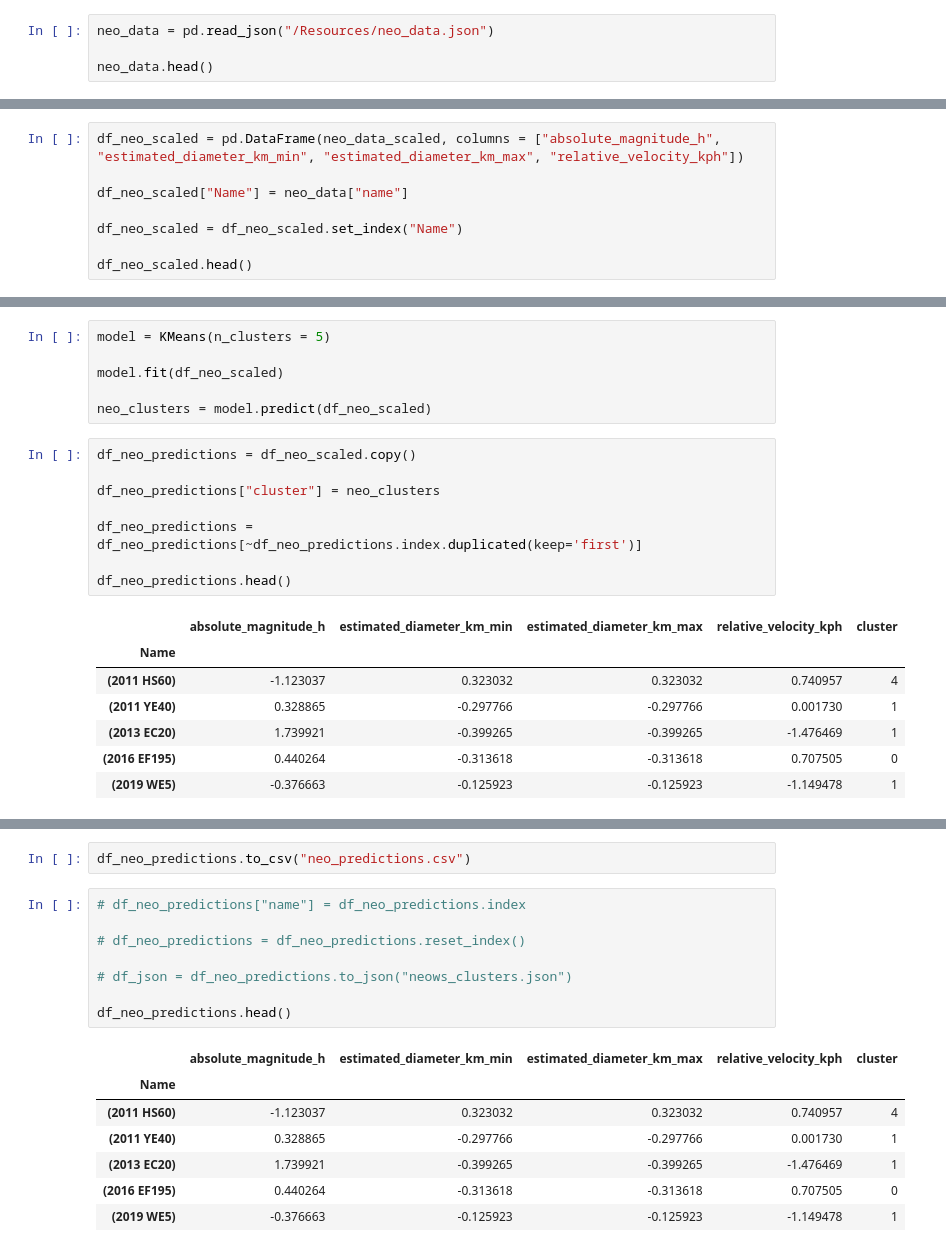
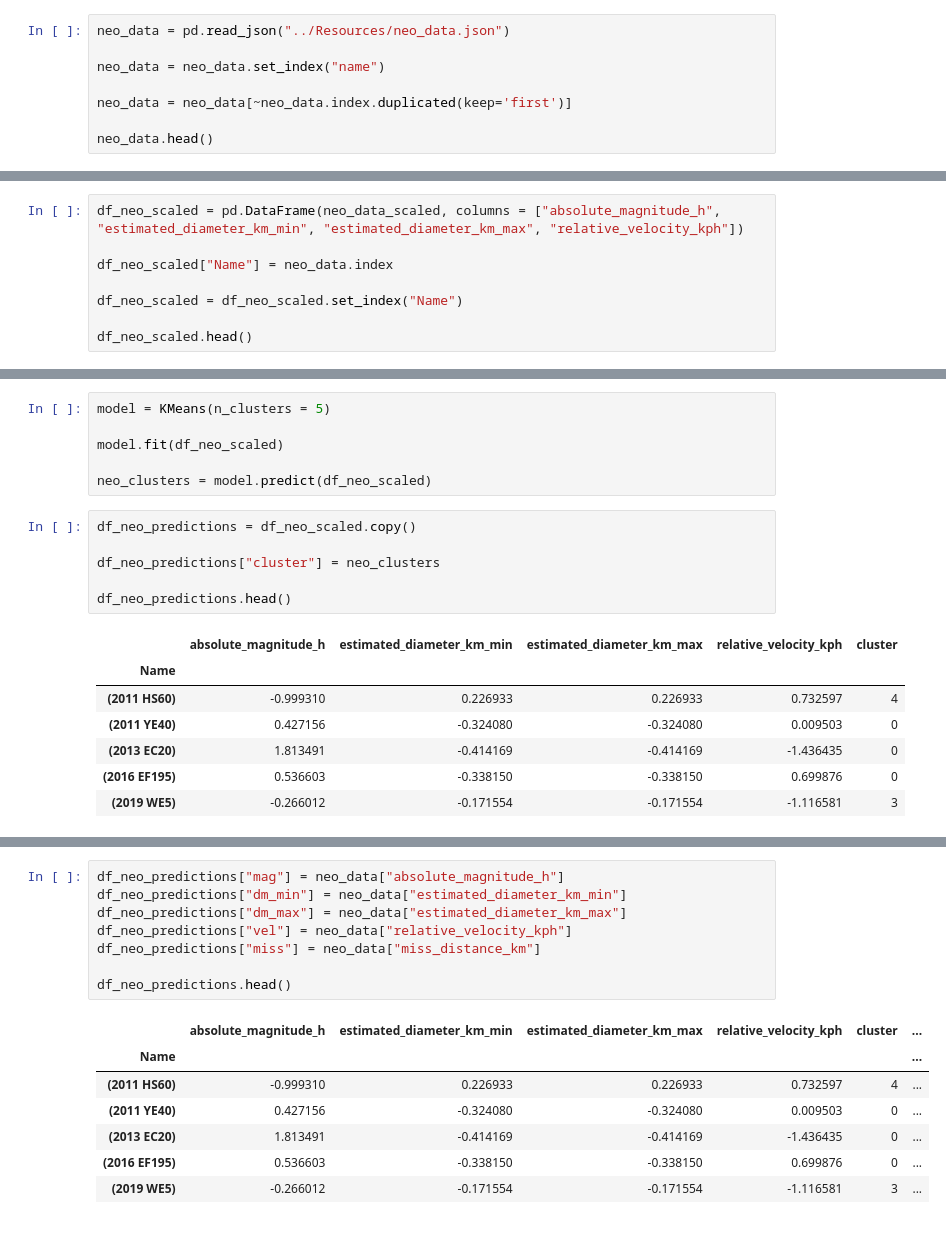
Before and after one commit to ryancmedina/project-four, a Jupyter notebook: Code/neows_kmeans.ipynb, the cells around one changed output, grey strips where cells are left out. Drawn from its saved outputs; the diff is of its cells as text.

```diff
--- a/Code/neows_kmeans.ipynb
+++ b/Code/neows_kmeans.ipynb
@@ -9,7 +9,11 @@ from sklearn.preprocessing import StandardScaler
 [interactive output not drawn]
 [interactive output not drawn]
 # %%
-neo_data = pd.read_json("/Resources/neo_data.json")
+neo_data = pd.read_json("../Resources/neo_data.json")
+
+neo_data = neo_data.set_index("name")
+
+neo_data = neo_data[~neo_data.index.duplicated(keep='first')]
 
 neo_data.head()
 # %% [output]
@@ -37,7 +37,7 @@ array([[-1.12303720e+00,  3.23032126e-01,  3.23032126e-01,
 # %%
 df_neo_scaled = pd.DataFrame(neo_data_scaled, columns = ["absolute_magnitude_h", "estimated_diameter_km_min", "estimated_diameter_km_max", "relative_velocity_kph"])
 
-df_neo_scaled["Name"] = neo_data["name"]
+df_neo_scaled["Name"] = neo_data.index
 
 df_neo_scaled = df_neo_scaled.set_index("Name")
 
@@ -81,17 +81,15 @@ df_neo_predictions = df_neo_scaled.copy()
 
 df_neo_predictions["cluster"] = neo_clusters
 
-df_neo_predictions = df_neo_predictions[~df_neo_predictions.index.duplicated(keep='first')]
-
 df_neo_predictions.head()
 # %% [output]
 |  | absolute_magnitude_h | estimated_diameter_km_min | estimated_diameter_km_max | relative_velocity_kph | cluster |
 | Name |  |  |  |  |  |
-| (2011 HS60) | -1.123037 | 0.323032 | 0.323032 | 0.740957 | 4 |
-| (2011 YE40) | 0.328865 | -0.297766 | -0.297766 | 0.001730 | 1 |
-| (2013 EC20) | 1.739921 | -0.399265 | -0.399265 | -1.476469 | 1 |
-| (2016 EF195) | 0.440264 | -0.313618 | -0.313618 | 0.707505 | 0 |
-| (2019 WE5) | -0.376663 | -0.125923 | -0.125923 | -1.149478 | 1 |
+| (2011 HS60) | -0.999310 | 0.226933 | 0.226933 | 0.732597 | 4 |
+| (2011 YE40) | 0.427156 | -0.324080 | -0.324080 | 0.009503 | 0 |
+| (2013 EC20) | 1.813491 | -0.414169 | -0.414169 | -1.436435 | 0 |
+| (2016 EF195) | 0.536603 | -0.338150 | -0.338150 | 0.699876 | 0 |
+| (2019 WE5) | -0.266012 | -0.171554 | -0.171554 | -1.116581 | 3 |
 # %%
 df_neo_predictions.hvplot.scatter(
     x = "estimated_diameter_km_min",
@@ -101,21 +99,19 @@ df_neo_predictions.hvplot.scatter(
 )
 # %% [output]
 [interactive output not drawn]
-# %%
-df_neo_predictions.to_csv("neo_predictions.csv")
 # %%
-# df_neo_predictions["name"] = df_neo_predictions.index
-
-# df_neo_predictions = df_neo_predictions.reset_index()
-
-# df_json = df_neo_predictions.to_json("neows_clusters.json")
+df_neo_predictions["mag"] = neo_data["absolute_magnitude_h"]
+df_neo_predictions["dm_min"] = neo_data["estimated_diameter_km_min"]
+df_neo_predictions["dm_max"] = neo_data["estimated_diameter_km_max"]
+df_neo_predictions["vel"] = neo_data["relative_velocity_kph"]
+df_neo_predictions["miss"] = neo_data["miss_distance_km"]
 
 df_neo_predictions.head()
 # %% [output]
-|  | absolute_magnitude_h | estimated_diameter_km_min | estimated_diameter_km_max | relative_velocity_kph | cluster |
-| Name |  |  |  |  |  |
-| (2011 HS60) | -1.123037 | 0.323032 | 0.323032 | 0.740957 | 4 |
-| (2011 YE40) | 0.328865 | -0.297766 | -0.297766 | 0.001730 | 1 |
-| (2013 EC20) | 1.739921 | -0.399265 | -0.399265 | -1.476469 | 1 |
-| (2016 EF195) | 0.440264 | -0.313618 | -0.313618 | 0.707505 | 0 |
-| (2019 WE5) | -0.376663 | -0.125923 | -0.125923 | -1.149478 | 1 |
+|  | absolute_magnitude_h | estimated_diameter_km_min | estimated_diameter_km_max | relative_velocity_kph | cluster | ... |
+| Name |  |  |  |  |  | ... |
+| (2011 HS60) | -0.999310 | 0.226933 | 0.226933 | 0.732597 | 4 | ... |
+| (2011 YE40) | 0.427156 | -0.324080 | -0.324080 | 0.009503 | 0 | ... |
+| (2013 EC20) | 1.813491 | -0.414169 | -0.414169 | -1.436435 | 0 | ... |
+| (2016 EF195) | 0.536603 | -0.338150 | -0.338150 | 0.699876 | 0 | ... |
+| (2019 WE5) | -0.266012 | -0.171554 | -0.171554 | -1.116581 | 3 | ... |
```
Also changed, not shown: parts of 4 cells of this notebook, 3 other files.
